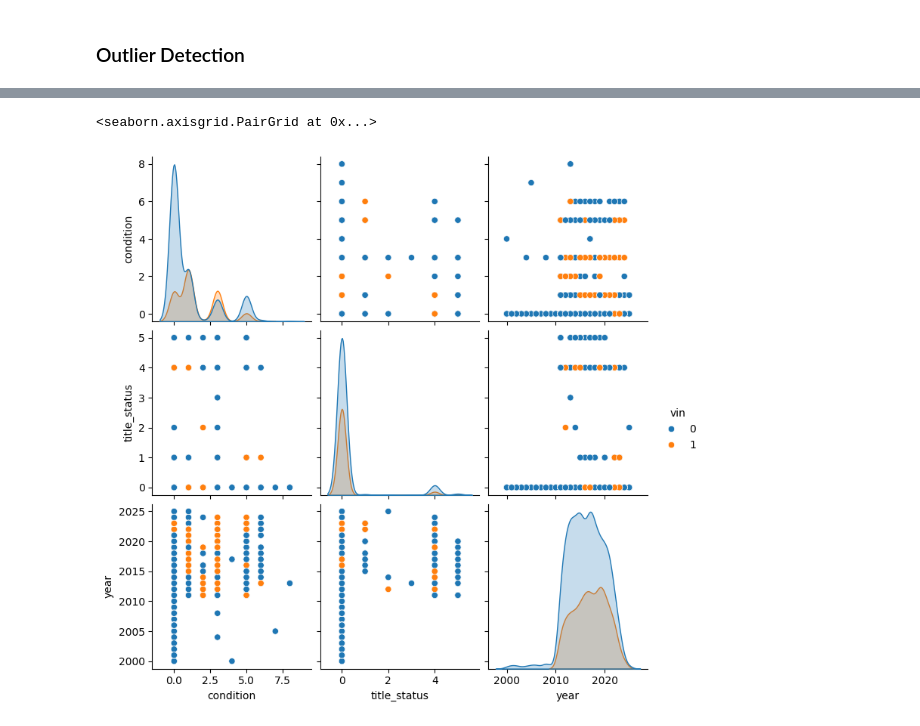
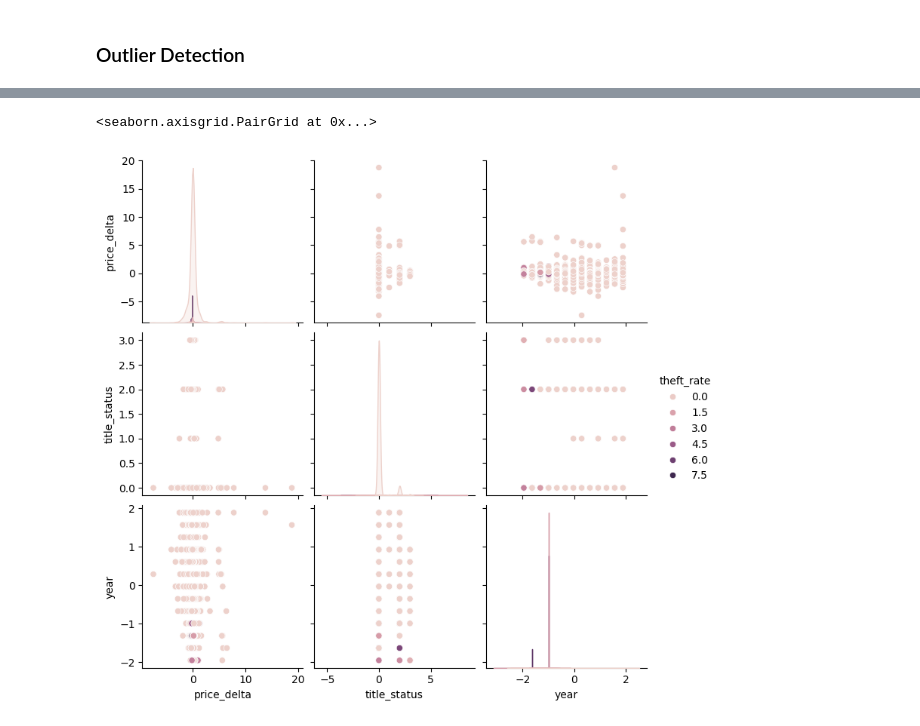
Before and after one commit to lryanle/SMARE, a Jupyter notebook: backend/src/models/m1.ipynb, the cells around one changed output, grey strips where cells are left out. Saved outputs shown, nothing was run; the diff lists cells and outputs as text; code cells hidden in the pictures.

```diff
--- a/backend/src/models/m1.ipynb
+++ b/backend/src/models/m1.ipynb
@@ -107,6 +182,4 @@ plt.show()
 # %%
-listings["condition"] = listings["condition"].fillna("empty")
-
 listings["longitude"] = listings["longitude"].fillna(listings["longitude"].mode()[0])
 listings["latitude"] = listings["latitude"].fillna(listings["latitude"].mode()[0])
 listings["transmission"] = listings["transmission"].fillna(listings["transmission"].mode()[0])
@@ -115,7 +188,7 @@ listings["title_status"] = listings["title_status"].fillna(listings["title_statu
 listings["fuel"] = listings["fuel"].fillna(listings["fuel"].mode()[0])
 listings['vin'] = listings['vin'].notna().astype(int)
 
-listings.drop(columns=["location", "seller_website", "makemodel", "safety_rating", "paint_color", "fuel_type", "cylinders", "type", "drive"], inplace=True)
+listings.drop(columns=["condition", "location", "seller_website", "makemodel", "safety_rating", "paint_color", "fuel_type", "cylinders", "type", "drive"], inplace=True)
 # %%
 msno.bar(listings)
 plt.show()
@@ -172,11 +241,3 @@ title_status:
 
 transmission:
 ['automatic' 'manual' 'other']
-# %%
-def clean_conditions(condition):
-    condition = condition.replace("in great", "great").replace("in good", "good")
-    condition = condition.replace("drive\nexcellent", "excellent").replace("tires good", "good")
-    condition = condition.replace("good\ngood", "good")
-    return condition
-
-cat_listings['condition'] = cat_listings['condition'].apply(clean_conditions)
@@ -290,5 +322,5 @@ plt.show()
 # %%
-cols_to_scale = numeric_listings[["price", "odometer", "year", "latitude", "longitude"]]
+cols_to_scale = numeric_listings[["price", "price_delta", "theft_rate", "frequency", "odometer", "year", "latitude", "longitude"]]
 
 scaler = StandardScaler()
 scaled_data = scaler.fit_transform(cols_to_scale)
@@ -320,5 +352,7 @@ plt.show()
+# %%
+numeric_listings = pd.concat([numeric_listings.drop(columns=scaled_cols.columns), scaled_cols], axis=1)
 # %%
-sns.pairplot(numeric_listings, vars = ["condition", "title_status", "year"], hue="vin")
+sns.pairplot(numeric_listings, vars = ["price_delta", "title_status", "year"], hue="theft_rate")
 # %% [output]
 <seaborn.axisgrid.PairGrid at 0x...>
-[figure, old version]
+[figure, new version]
```
Also changed, not shown: parts of 33 cells of this notebook, 6 other files.
